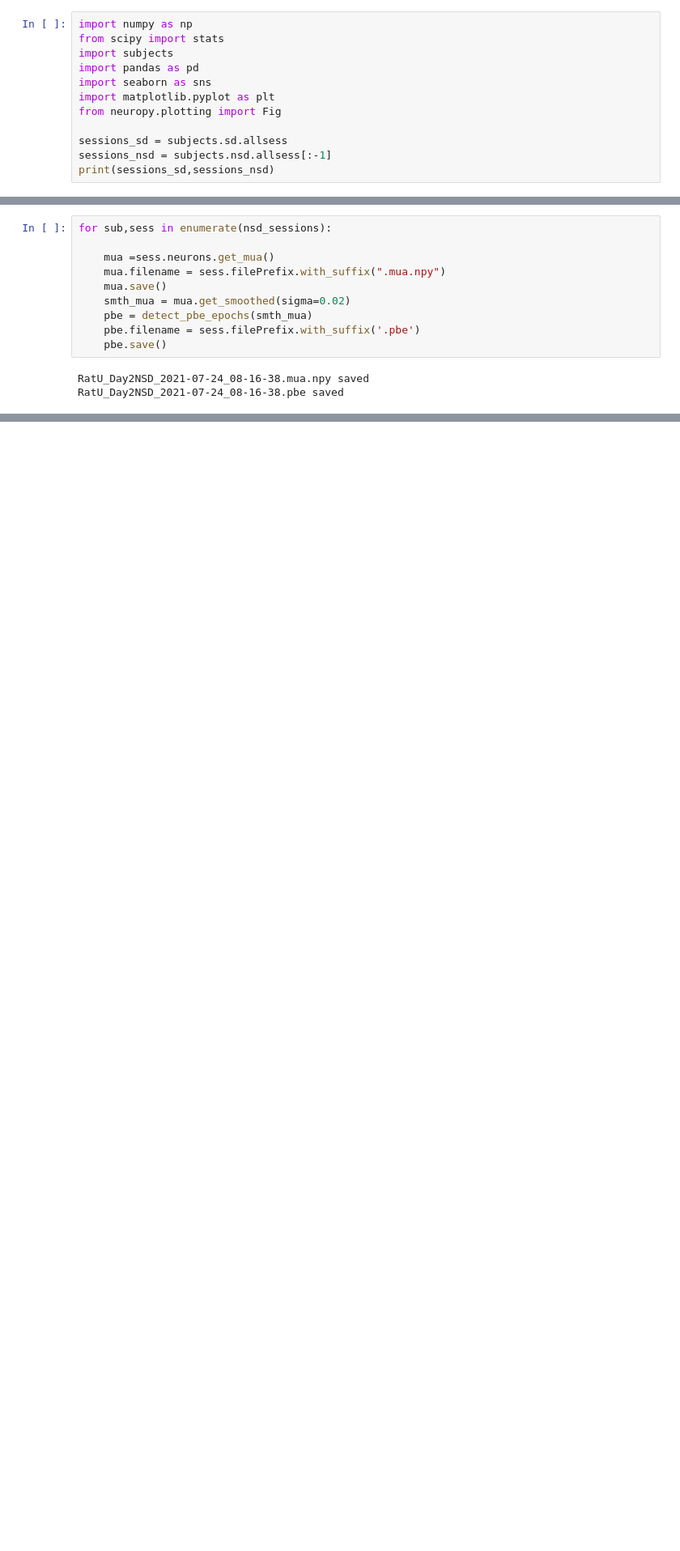
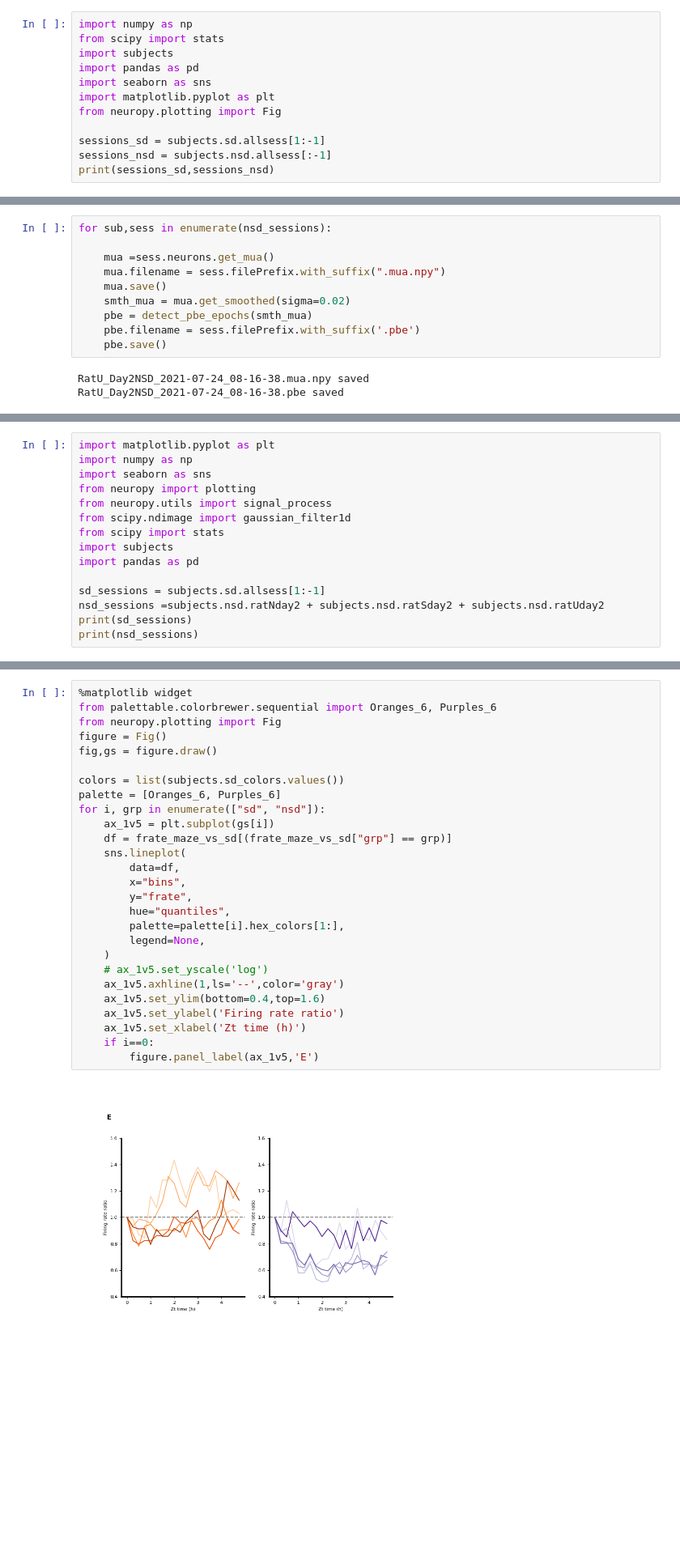
Before and after one commit to bapungiri/NeuroPy, a Jupyter notebook: sleep_deprivation/sd_firing_dynamics.ipynb, the cells around one changed output, grey strips where cells are left out. Shown at 81% size. Drawn from its saved outputs; the diff is of its cells as text; blank space fills up the shorter version.

```diff
--- a/sleep_deprivation/sd_firing_dynamics.ipynb
+++ b/sleep_deprivation/sd_firing_dynamics.ipynb
@@ -405,6 +405,6 @@ import seaborn as sns
 import matplotlib.pyplot as plt
 from neuropy.plotting import Fig
 
-sessions_sd = subjects.sd.allsess
+sessions_sd = subjects.sd.allsess[1:-1]
 sessions_nsd = subjects.nsd.allsess[:-1]
 print(sessions_sd,sessions_nsd)
@@ -470,0 +483,15 @@ RatU_Day2NSD_2021-07-24_08-16-38.pbe saved
+# %%
+import matplotlib.pyplot as plt
+import numpy as np
+import seaborn as sns
+from neuropy import plotting
+from neuropy.utils import signal_process
+from scipy.ndimage import gaussian_filter1d
+from scipy import stats
+import subjects
+import pandas as pd
+
+sd_sessions = subjects.sd.allsess[1:-1]
+nsd_sessions =subjects.nsd.ratNday2 + subjects.nsd.ratSday2 + subjects.nsd.ratUday2
+print(sd_sessions)
+print(nsd_sessions)
@@ -470,0 +568,29 @@ RatU_Day2NSD_2021-07-24_08-16-38.pbe saved
+# %%
+%matplotlib widget
+from palettable.colorbrewer.sequential import Oranges_6, Purples_6
+from neuropy.plotting import Fig
+figure = Fig()
+fig,gs = figure.draw()
+
+colors = list(subjects.sd_colors.values())
+palette = [Oranges_6, Purples_6]
+for i, grp in enumerate(["sd", "nsd"]):
+    ax_1v5 = plt.subplot(gs[i])
+    df = frate_maze_vs_sd[(frate_maze_vs_sd["grp"] == grp)]
+    sns.lineplot(
+        data=df,
+        x="bins",
+        y="frate",
+        hue="quantiles",
+        palette=palette[i].hex_colors[1:],
+        legend=None,
+    )
+    # ax_1v5.set_yscale('log')
+    ax_1v5.axhline(1,ls='--',color='gray')
+    ax_1v5.set_ylim(bottom=0.4,top=1.6)
+    ax_1v5.set_ylabel('Firing rate ratio')
+    ax_1v5.set_xlabel('Zt time (h)')
+    if i==0:
+        figure.panel_label(ax_1v5,'E')
+# %% [output]
+[figure, added]
```
Also changed, not shown: parts of 10 cells of this notebook, 9 other files.
